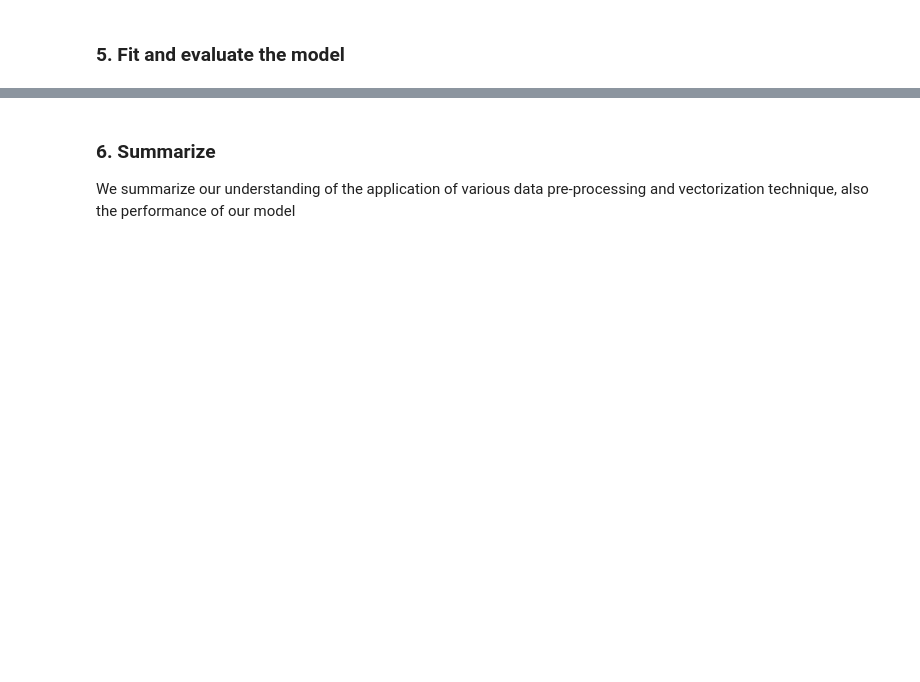
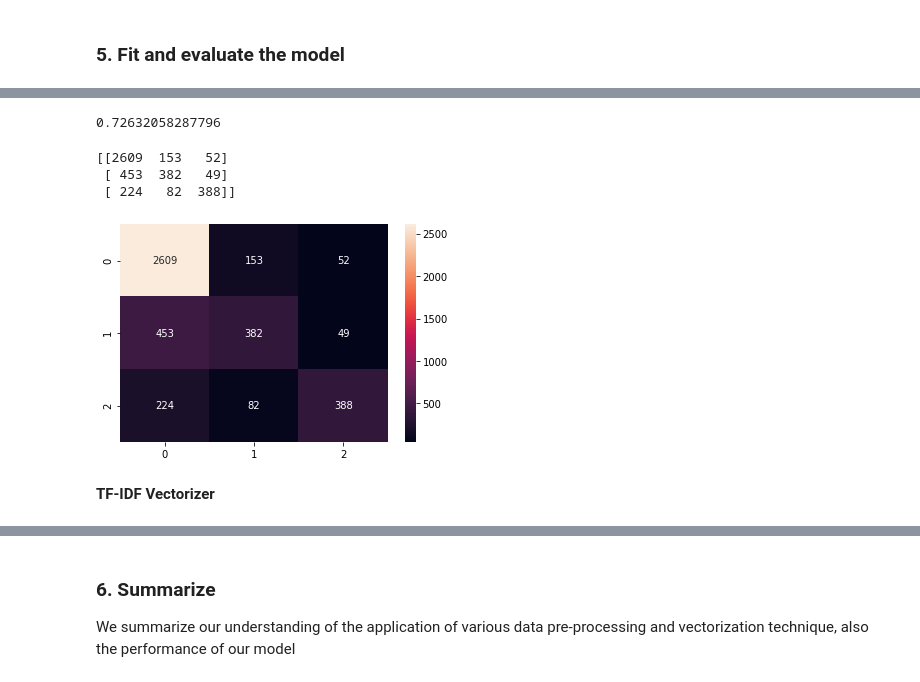
Before and after one commit to nguyenmaukhoa/Introduction-to-NLP, a Jupyter notebook: Project - Twitter US Airline Sentiment.ipynb, the cells around one changed output, grey strips where cells are left out. Drawn from its saved outputs; the diff is of its cells as text; code cells hidden in the pictures; blank space fills up the shorter version.

Commit message:
Add classification models

```diff
--- a/Project - Twitter US Airline Sentiment.ipynb
+++ b/Project - Twitter US Airline Sentiment.ipynb
@@ -259,0 +347,29 @@ There are 2 popular techniques to vectorize text data
+# %%
+# Training the best model and calculating accuracy on test data .
+clf = RandomForestClassifier(n_estimators = optimal_learners)
+clf.fit(X_train, y_train)
+clf.score(X_test, y_test)
+# %% [output]
+0.72632058287796
+# %%
+#saving the prediction on test data as a result
+y_predict =  clf.predict(X_test)
+# %%
+# Make confusion matrix
+y_pred = []
+for val in y_predict:
+    y_pred.append(np.argmax(val))
+
+cm = metrics.confusion_matrix(y_test_label,y_pred)
+print(cm)
+
+# Create heat map
+sns.heatmap(cm, annot=True, fmt='g')
+plt.show()
+# %% [output]
+[[2609  153   52]
+ [ 453  382   49]
+ [ 224   82  388]]
+[figure, added]
+# %% [markdown]
+**TF-IDF Vectorizer**
```
Also changed, not shown: parts of 27 cells of this notebook.
